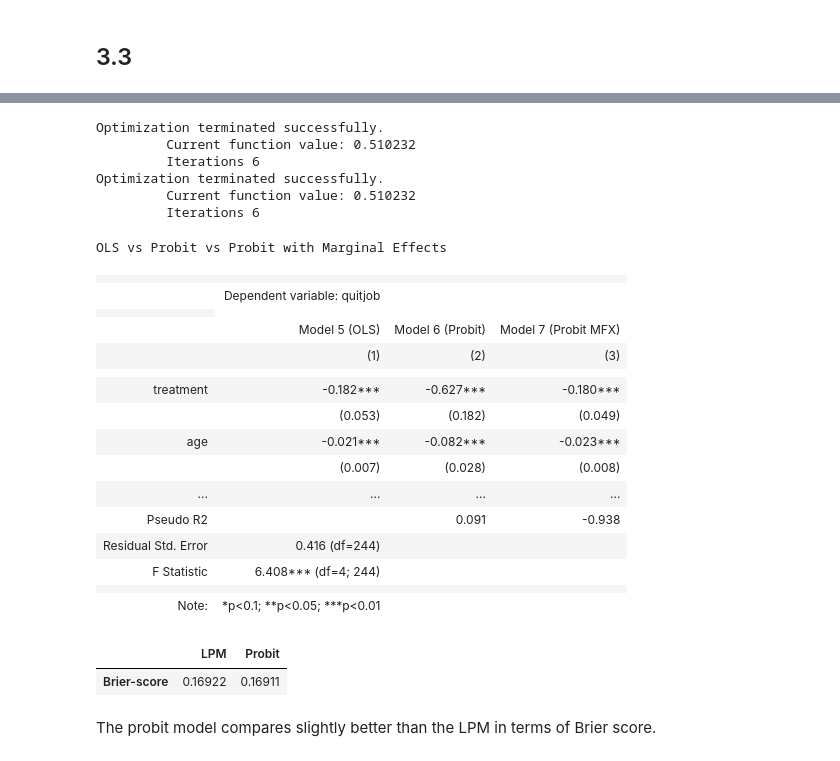
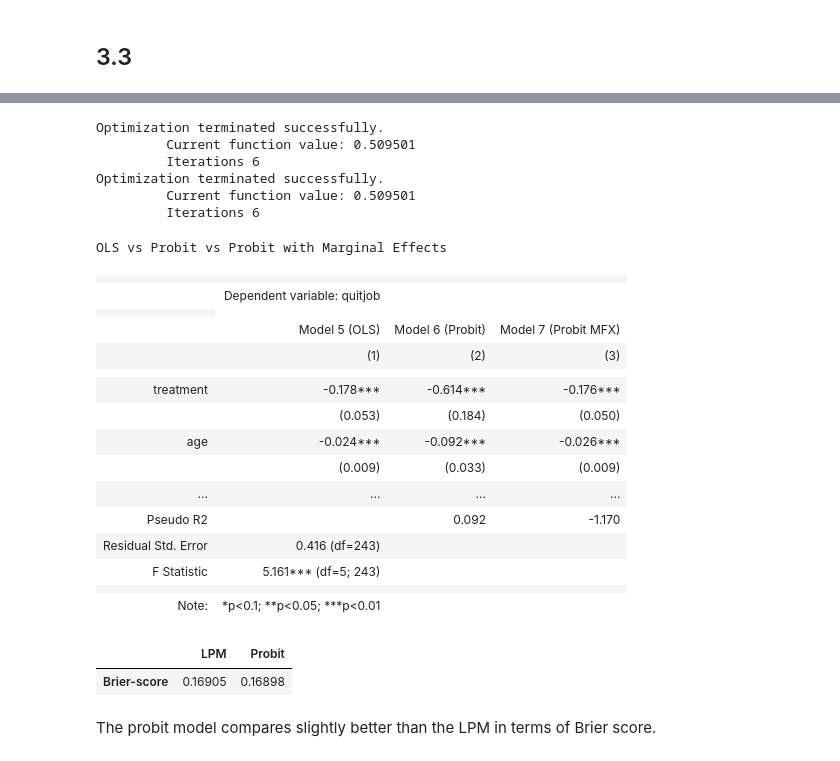
Before and after one commit to Jonas-Nepozitek/Applied-Methods-of-Analysis-II, a Jupyter notebook: problem-sets/ps3/jn_hw3.ipynb, the cells around one changed output, grey strips where cells are left out. Drawn from its saved outputs; the diff is of its cells as text; code cells hidden in the pictures.

```diff
--- a/problem-sets/ps3/jn_hw3.ipynb
+++ b/problem-sets/ps3/jn_hw3.ipynb
@@ -289,49 +280,49 @@ data.head().style
 # %%
-model5 = smf.ols("quitjob ~ treatment + age + male + costofcommute", data=data, cov_type='HC1').fit()
-model6 = smf.probit("quitjob ~ treatment + age + male + costofcommute", data=data, cov_type='HC1').fit()
-model7 = smf.probit("quitjob ~ treatment + age + male + costofcommute", data=data, cov_type='HC1').fit()
+model5 = smf.ols("quitjob ~ treatment + age + male + married + costofcommute", data=data, cov_type='HC1').fit()
+model6 = smf.probit("quitjob ~ treatment + age + male + married + costofcommute", data=data, cov_type='HC1').fit()
+model7 = smf.probit("quitjob ~ treatment + age + male + married + costofcommute", data=data, cov_type='HC1').fit()
 
 mfx6 = model6.get_margeff(at="overall")
 mfx6_res = mfx6.summary_frame()
 
 model7.params.update(mfx6_res["dy/dx"])
 model7.bse.update(mfx6_res["Std. Err."])
 
 stargazer1 = Stargazer([model5, model6, model7])
 stargazer1.title("OLS vs Probit vs Probit with Marginal Effects")
 stargazer1.custom_columns(["Model 5 (OLS)", "Model 6 (Probit)", "Model 7 (Probit MFX)"], [1, 1, 1])
-stargazer1.covariate_order(['treatment', 'age', 'male', 'costofcommute', 'Intercept'])
+stargazer1.covariate_order(['treatment', 'age', 'male', 'married', 'costofcommute', 'Intercept'])
 display(HTML(stargazer1.render_html()))
 # %% [output]
 Optimization terminated successfully.
-         Current function value: 0.510232
+         Current function value: 0.509501
          Iterations 6
 Optimization terminated successfully.
-         Current function value: 0.510232
+         Current function value: 0.509501
          Iterations 6
 OLS vs Probit vs Probit with Marginal Effects
 |  |  |  |  |
 |  | Dependent variable: quitjob |  |  |
 |  |
 |  | Model 5 (OLS) | Model 6 (Probit) | Model 7 (Probit MFX) |
 |  | (1) | (2) | (3) |
 |  |  |  |  |
-| treatment | -0.182*** | -0.627*** | -0.180*** |
-|  | (0.053) | (0.182) | (0.049) |
-| age | -0.021*** | -0.082*** | -0.023*** |
-|  | (0.007) | (0.028) | (0.008) |
+| treatment | -0.178*** | -0.614*** | -0.176*** |
+|  | (0.053) | (0.184) | (0.050) |
+| age | -0.024*** | -0.092*** | -0.026*** |
+|  | (0.009) | (0.033) | (0.009) |
 | ... | ... | ... | ... |
-| Pseudo R2 |  | 0.091 | -0.938 |
-| Residual Std. Error | 0.416 (df=244) |  |  |
-| F Statistic | 6.408*** (df=4; 244) |  |  |
+| Pseudo R2 |  | 0.092 | -1.170 |
+| Residual Std. Error | 0.416 (df=243) |  |  |
+| F Statistic | 5.161*** (df=5; 243) |  |  |
 |  |  |  |  |
 | Note: | *p<0.1; **p<0.05; ***p<0.01 |  |  |
 # %%
 data['pred_lpm'] = model5.predict(
-    data.loc[:,['treatment','age','male','costofcommute']])
+    data.loc[:,['treatment','age','male','married','costofcommute']])
 
 data['pred_probit'] = model6.predict(
-    data.loc[:,['treatment','age','male','costofcommute']])
+    data.loc[:,['treatment','age','male','married','costofcommute']])
 
 preds = {
     "LPM": data["pred_lpm"].astype(float),
@@ -351,7 +342,7 @@ metrics = pd.DataFrame(
 metrics
 # %% [output]
 |  | LPM | Probit |
-| Brier-score | 0.16922 | 0.16911 |
+| Brier-score | 0.16905 | 0.16898 |
 # %% [markdown]
 The probit model compares slightly better than the LPM in terms of Brier score.
 # %% [markdown]
```
Also changed, not shown: parts of 4 cells of this notebook.
